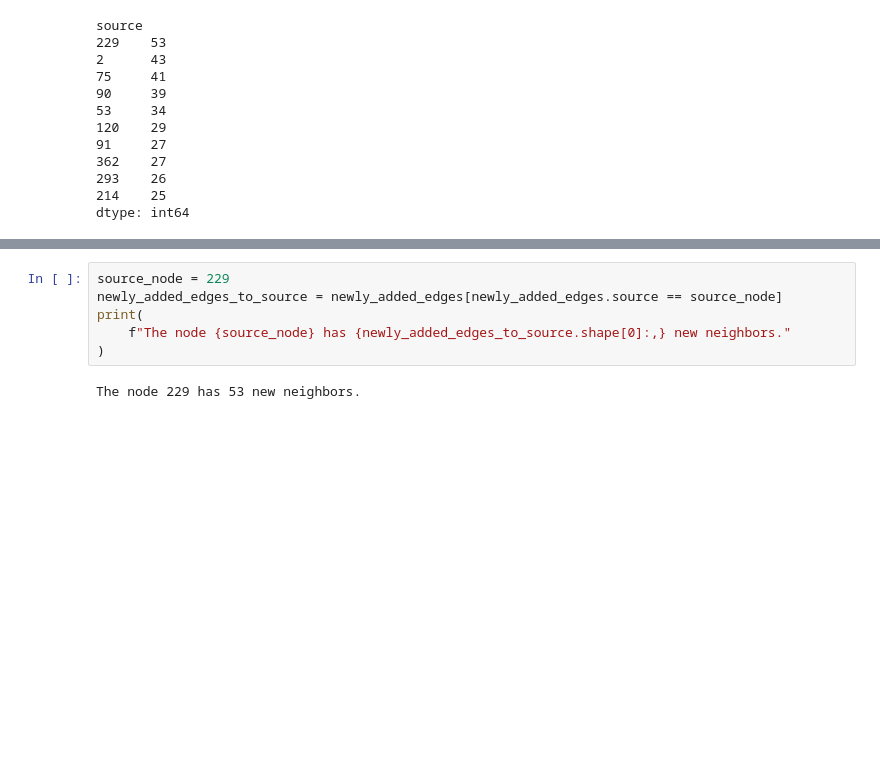
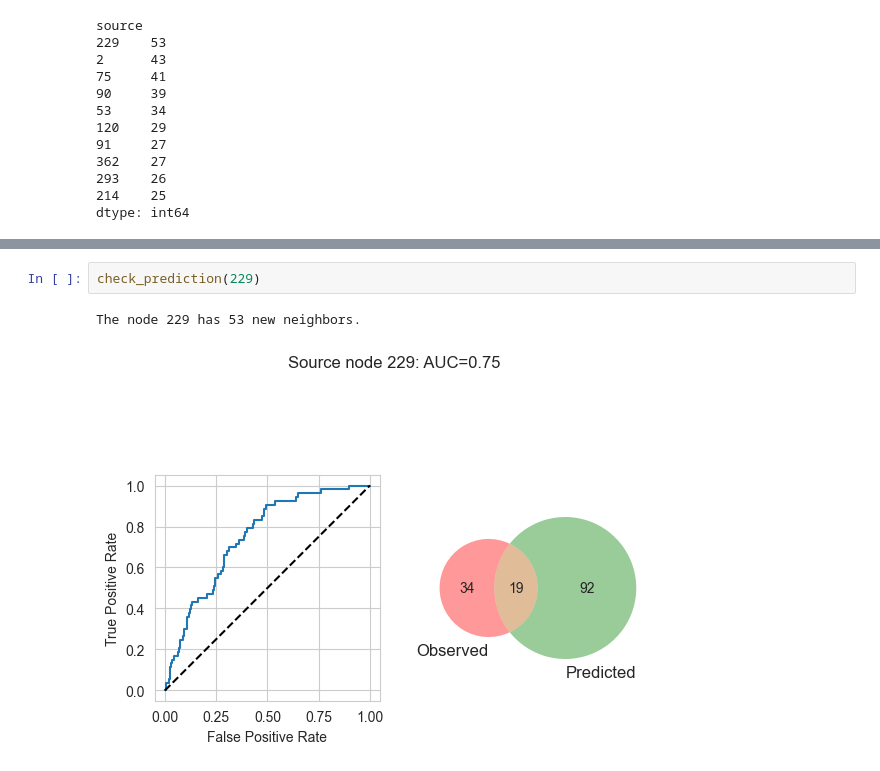
Before and after one commit to bgbg/MLConnectedWorld, a Jupyter notebook: MLConnectedWorldBook/part_06_ch_02_predicting_links_in_graphs.ipynb, the cells around one changed output, grey strips where cells are left out. Cells and saved outputs as stored; diff of their text form; blank space fills up the shorter version.

```diff
--- a/MLConnectedWorldBook/part_06_ch_02_predicting_links_in_graphs.ipynb
+++ b/MLConnectedWorldBook/part_06_ch_02_predicting_links_in_graphs.ipynb
@@ -702,8 +775,5 @@ dtype: int64
 # %%
-source_node = 229
-newly_added_edges_to_source = newly_added_edges[newly_added_edges.source == source_node]
-print(
-    f"The node {source_node} has {newly_added_edges_to_source.shape[0]:,} new neighbors."
-)
+check_prediction(229)
 # %% [output]
 The node 229 has 53 new neighbors.
+[figure, added]
```
Also changed, not shown: parts of 19 cells of this notebook.
